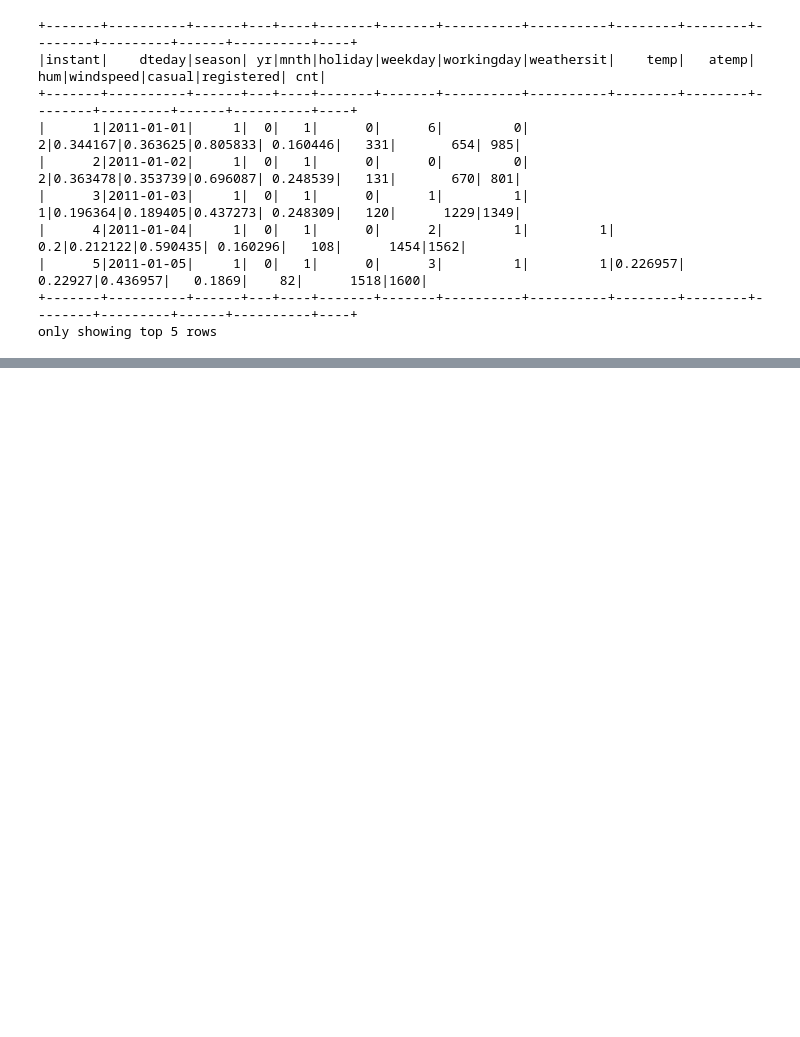
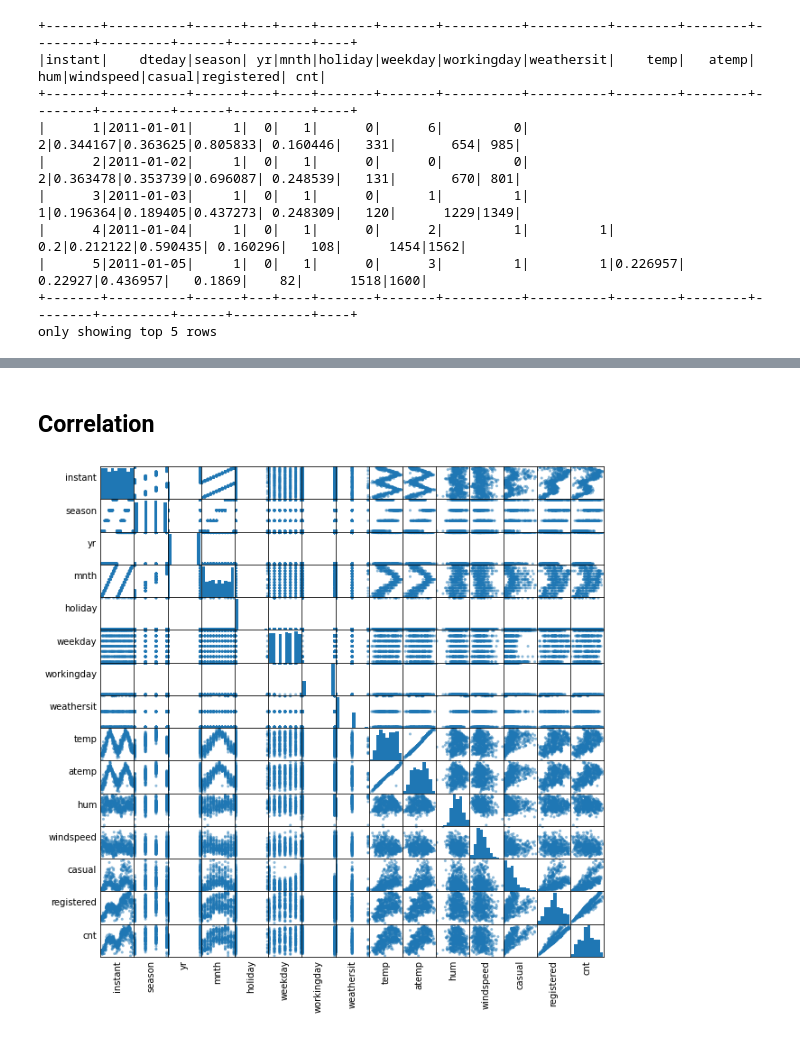
Before and after one commit to asepdeffyc/bigdata, a Jupyter notebook: 2301201018_ASEP_DEFFY_UAS_BigData_2.ipynb, the cells around one changed output, grey strips where cells are left out. Drawn from its saved outputs; the diff is of its cells as text; code cells hidden in the pictures; blank space fills up the shorter version.

```diff
--- a/2301201018_ASEP_DEFFY_UAS_BigData_2.ipynb
+++ b/2301201018_ASEP_DEFFY_UAS_BigData_2.ipynb
@@ -77,6 +98,7 @@ import pandas as pd
 # %%
-df = spark.read.csv('drive/MyDrive/harian.csv', header=True, inferSchema=True)
-df.show(5)
+sqlContext = SQLContext(spark)
+harian_df = sqlContext.read.format('com.databricks.spark.csv').options(header='true', inferschema='true').load('drive/MyDrive/harian.csv')
+harian_df.show(5)
 # %% [output]
 +-------+----------+------+---+----+-------+-------+----------+----------+--------+--------+--------+---------+------+----------+----+
 |instant|    dteday|season| yr|mnth|holiday|weekday|workingday|weathersit|    temp|   atemp|     hum|windspeed|casual|registered| cnt|
@@ -148,0 +159,17 @@ memory usage: 1.5+ MB
+# %% [markdown]
+## Correlation
+# %%
+numeric_features = [t[0] for t in harian_df.dtypes if t[1] == 'int' or t[1] == 'double']
+sampled_data = harian_df.select(numeric_features).sample(False, 0.8).toPandas()
+axs = scatter_matrix(sampled_data, figsize=(10, 10))
+n = len(sampled_data.columns)
+for i in range(n):
+    v = axs[i, 0]
+    v.yaxis.label.set_rotation(0)
+    v.yaxis.label.set_ha('right')
+    v.set_yticks(())
+    h = axs[n-1, i]
+    h.xaxis.label.set_rotation(90)
+    h.set_xticks(())
+# %% [output]
+[figure, added]
```
Also changed, not shown: parts of 44 cells of this notebook.
